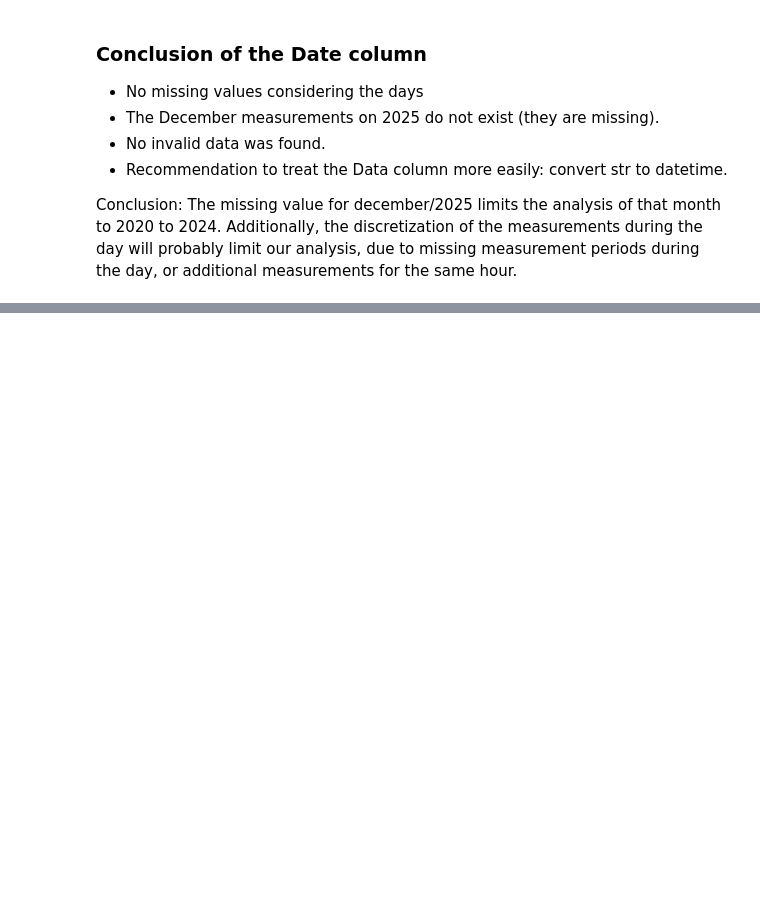
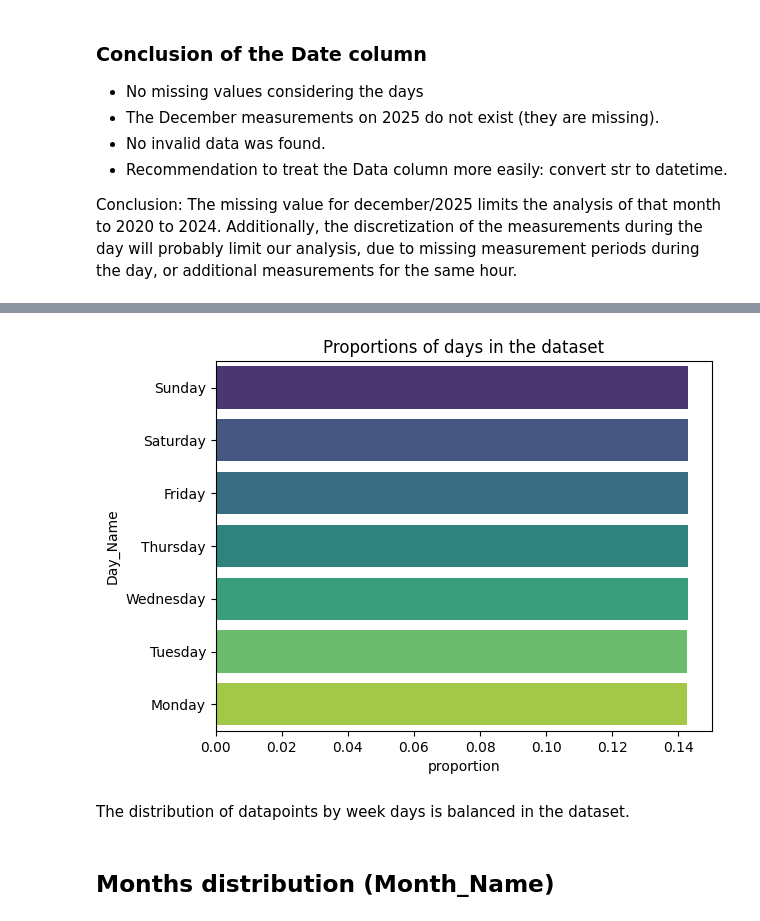
Before and after one commit to coffeedrunkpanda/project-2-eda-sql, a Jupyter notebook: eda-univariate.ipynb, the cells around one changed output, grey strips where cells are left out. Cells and saved outputs as stored; diff of their text form; code cells hidden in the pictures; blank space fills up the shorter version.

```diff
--- a/eda-univariate.ipynb
+++ b/eda-univariate.ipynb
@@ -294,0 +347,14 @@ due to missing measurement periods during the day, or additional measurements fo
+# %%
+import seaborn as sns
+import matplotlib.pyplot as plt
+
+
+ax = sns.barplot(y="Day_Name", x = "proportion", data=proportions_table,palette='viridis', hue="Day_Name")
+ax.set_title("Proportions of days in the dataset")
+plt.show()
+# %% [output]
+[figure, added]
+# %% [markdown]
+The distribution of datapoints by week days is balanced in the dataset.
+# %% [markdown]
+## Months distribution (Month_Name)
```
Also changed, not shown: parts of 37 cells of this notebook.
